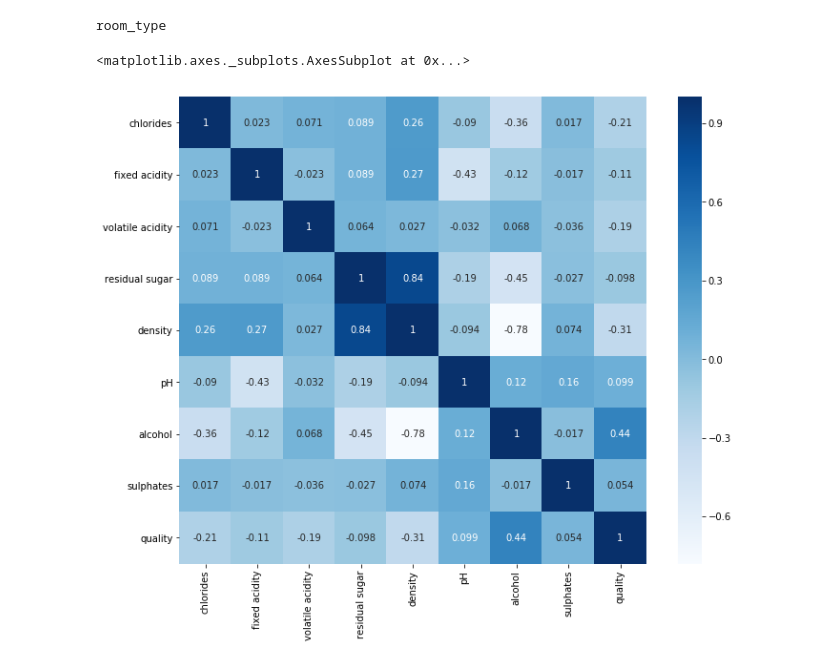
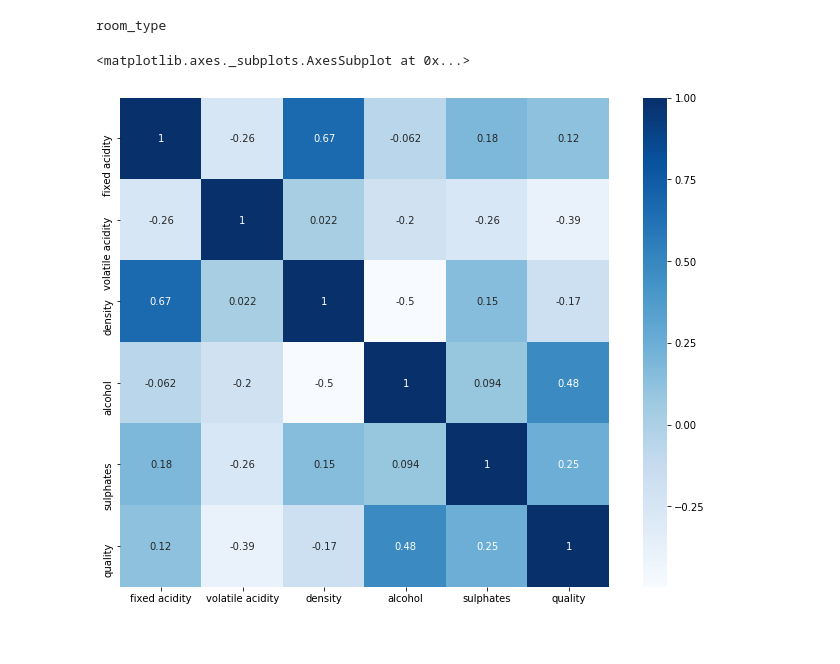
Before and after one commit to jordanplanders/Thinkful, a Jupyter notebook: Bootcamp/Unit 3/Project 3-1-4.ipynb, the cells around one changed output. Drawn from its saved outputs; the diff is of its cells as text; code cells hidden in the pictures.

```diff
--- a/Bootcamp/Unit 3/Project 3-1-4.ipynb
+++ b/Bootcamp/Unit 3/Project 3-1-4.ipynb
@@ -42,6 +42,6 @@ Y = df['price']
 # %%
 # Trying a different dataset
 # %%
-df2 = pd.read_csv('winequality-white.csv', delimiter=';')
+df2 = pd.read_csv('winequality-red.csv', delimiter=';')
 # %%
 Y = df2.quality
@@ -52,12 +52,12 @@ X = df2[['chlorides','fixed acidity', 'volatile acidity', 'residual sugar',
 # %%
-corrmat = df2[['chlorides','fixed acidity', 'volatile acidity', 'residual sugar',
-        'density','pH',  'alcohol','sulphates','quality']].dropna().corr()
+corrmat = df2[['fixed acidity', 'volatile acidity',
+        'density', 'alcohol','sulphates','quality']].dropna().corr()
 
 fig, ax = plt.subplots(1,1, figsize = (12,9))
 sns.heatmap(corrmat, vmax = 1, square = True, annot=True,cmap='Blues')
 # %% [output]
 <matplotlib.axes._subplots.AxesSubplot at 0x...>
-[figure, old version]
+[figure, new version]
 # %%
 
 score_d= {'knn':[], 'knn_w':[],'knn_n':[], 'knn_nw':[]}
```
Also changed, not shown: parts of 5 cells of this notebook.
